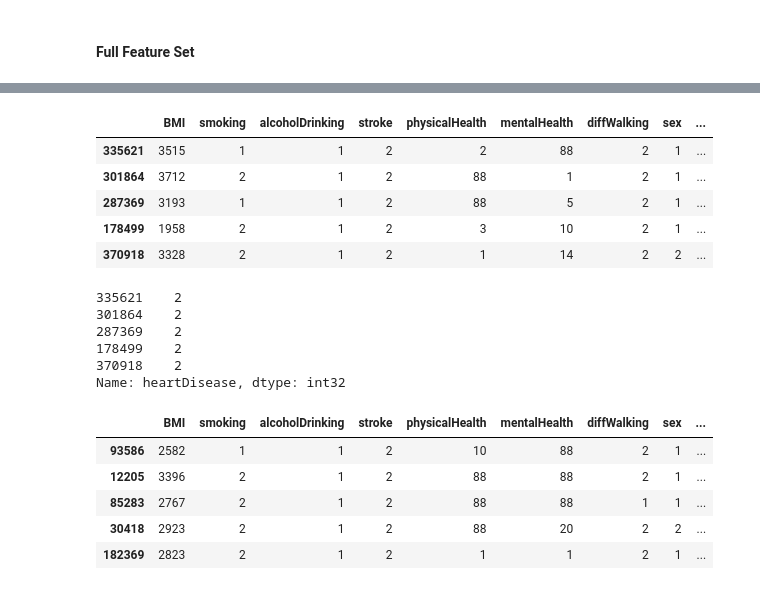
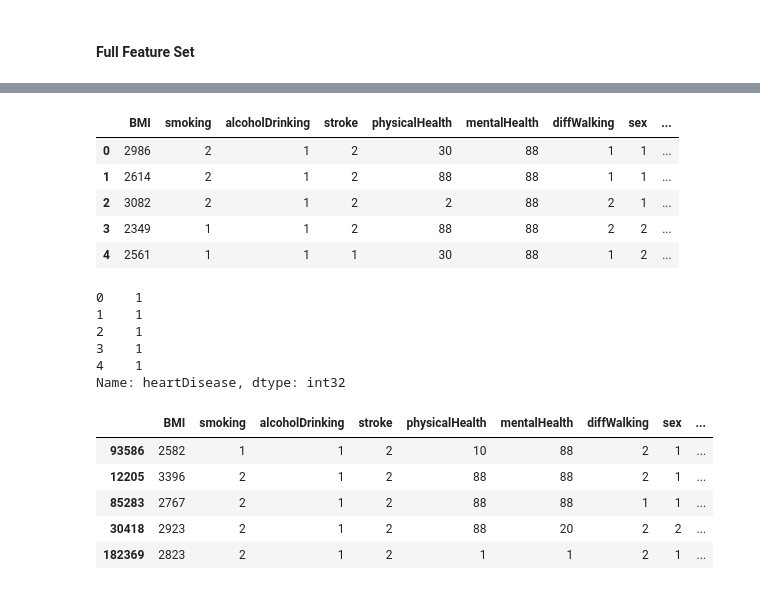
Before and after one commit to Suhyrhasan/Risk-Prediction-For-Heart-Disease, a Jupyter notebook: DatasetAfterPreprocessing.ipynb, the cells around one changed output, grey strips where cells are left out. Cells and saved outputs as stored; diff of their text form; code cells hidden in the pictures.

```diff
--- a/DatasetAfterPreprocessing.ipynb
+++ b/DatasetAfterPreprocessing.ipynb
@@ -388,0 +391,19 @@ x_train, y_train
+# %%
+# combination of SMOTE and random undersampling for imbalanced classification
+from imblearn.over_sampling import SMOTE
+from imblearn.under_sampling import RandomUnderSampler
+from collections import Counter
+
+print('Original: {}'.format(Counter(y_train)))
+# balance the dataset using undersampling (RandomUnderSampler)
+rus = RandomUnderSampler(random_state=31, sampling_strategy=0.5)
+x_train, y_train = rus.fit_resample(x_train, y_train)
+
+print('RandomUnderSampling: {}'.format(Counter(y_train)))
+
+# balance the dataset using oversampling (SMOTE)
+smote = SMOTE(sampling_strategy='minority')
+x_balanced , y_balanced = smote.fit_resample(x_train, y_train)
+
+print('Original: {}'.format(Counter(y_train)))
+print('   SMOTE: {}'.format(Counter(y_balanced)))
@@ -389,22 +496,22 @@ x_train, y_train
 # %%
-x_train.to_csv(f'dataset/afterpreprocessing/full/heartDisease_x_train.csv', index=False)
-x_train.head()
+x_balanced.to_csv(f'dataset/afterpreprocessing/full/heartDisease_x_train.csv', index=False)
+x_balanced.head()
 # %% [output]
 |  | BMI | smoking | alcoholDrinking | stroke | physicalHealth | mentalHealth | diffWalking | sex | ... |
-| 335621 | 3515 | 1 | 1 | 2 | 2 | 88 | 2 | 1 | ... |
-| 301864 | 3712 | 2 | 1 | 2 | 88 | 1 | 2 | 1 | ... |
-| 287369 | 3193 | 1 | 1 | 2 | 88 | 5 | 2 | 1 | ... |
-| 178499 | 1958 | 2 | 1 | 2 | 3 | 10 | 2 | 1 | ... |
-| 370918 | 3328 | 2 | 1 | 2 | 1 | 14 | 2 | 2 | ... |
+| 0 | 2986 | 2 | 1 | 2 | 30 | 88 | 1 | 1 | ... |
+| 1 | 2614 | 2 | 1 | 2 | 88 | 88 | 1 | 1 | ... |
+| 2 | 3082 | 2 | 1 | 2 | 2 | 88 | 2 | 1 | ... |
+| 3 | 2349 | 1 | 1 | 2 | 88 | 88 | 2 | 2 | ... |
+| 4 | 2561 | 1 | 1 | 1 | 30 | 88 | 1 | 2 | ... |
 # %%
-y_train.to_csv(f'dataset/afterpreprocessing/full/heartDisease_y_train.csv', index=False)
-y_train.head()
+y_balanced.to_csv(f'dataset/afterpreprocessing/full/heartDisease_y_train.csv', index=False)
+y_balanced.head()
 # %% [output]
-335621    2
-301864    2
-287369    2
-178499    2
-370918    2
+0    1
+1    1
+2    1
+3    1
+4    1
 Name: heartDisease, dtype: int32
 # %%
 x_test.to_csv(f'dataset/afterpreprocessing/full/heartDisease_x_test.csv', index=False)
```
Also changed, not shown: parts of 19 cells of this notebook, 39 other files.
